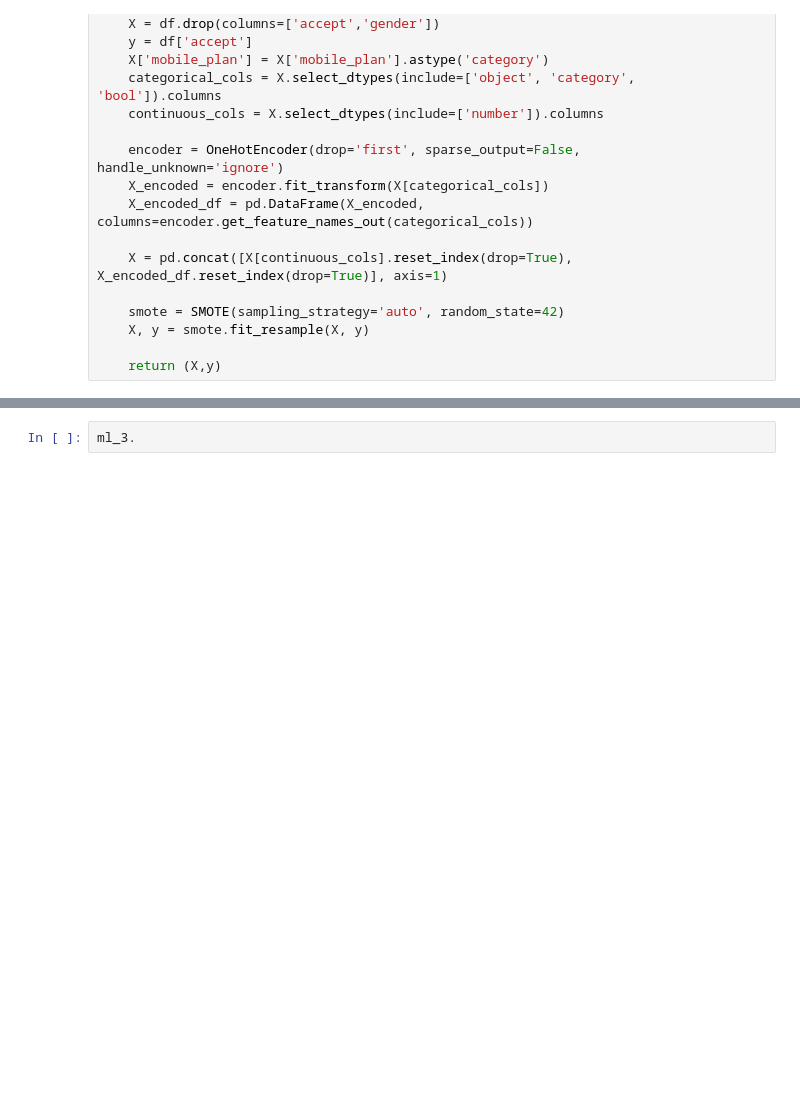
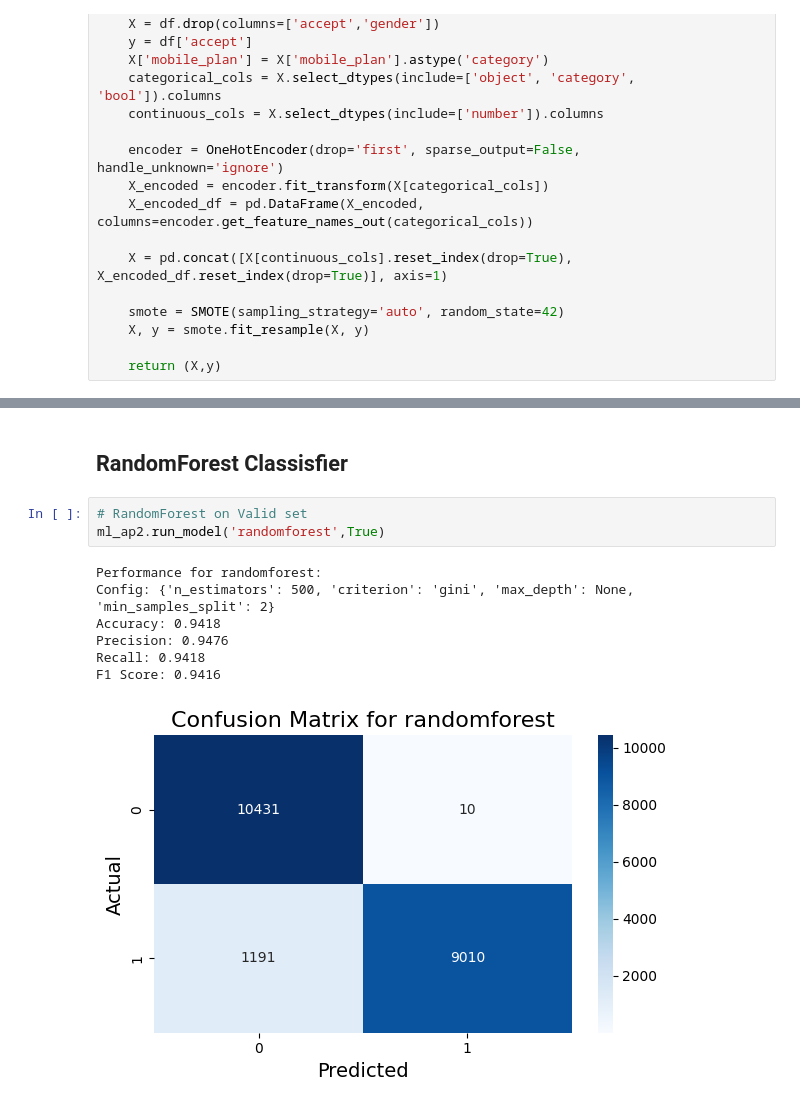
Before and after one commit to BaoVoThuong/4G_Behavior_Analysis, a Jupyter notebook: src/Model.ipynb, the cells around one changed output, grey strips where cells are left out. Drawn from its saved outputs; the diff is of its cells as text; blank space fills up the shorter version.

```diff
--- a/src/Model.ipynb
+++ b/src/Model.ipynb
@@ -602,3 +620,14 @@ ml_3.compare_models(['knn','logistic','mlp','decisiontree','randomforest','xgboo
 | 0 | KNN | 0.515806 | 0.515961 | 0.515806 | 0.514627 |
-# %%
-ml_3.
+# %% [markdown]
+## RandomForest Classisfier
+# %%
+# RandomForest on Valid set
+ml_ap2.run_model('randomforest',True)
+# %% [output]
+Performance for randomforest:
+Config: {'n_estimators': 500, 'criterion': 'gini', 'max_depth': None, 'min_samples_split': 2}
+Accuracy: 0.9418
+Precision: 0.9476
+Recall: 0.9418
+F1 Score: 0.9416
+[figure, added]
```
Also changed, not shown: parts of 22 cells of this notebook.
